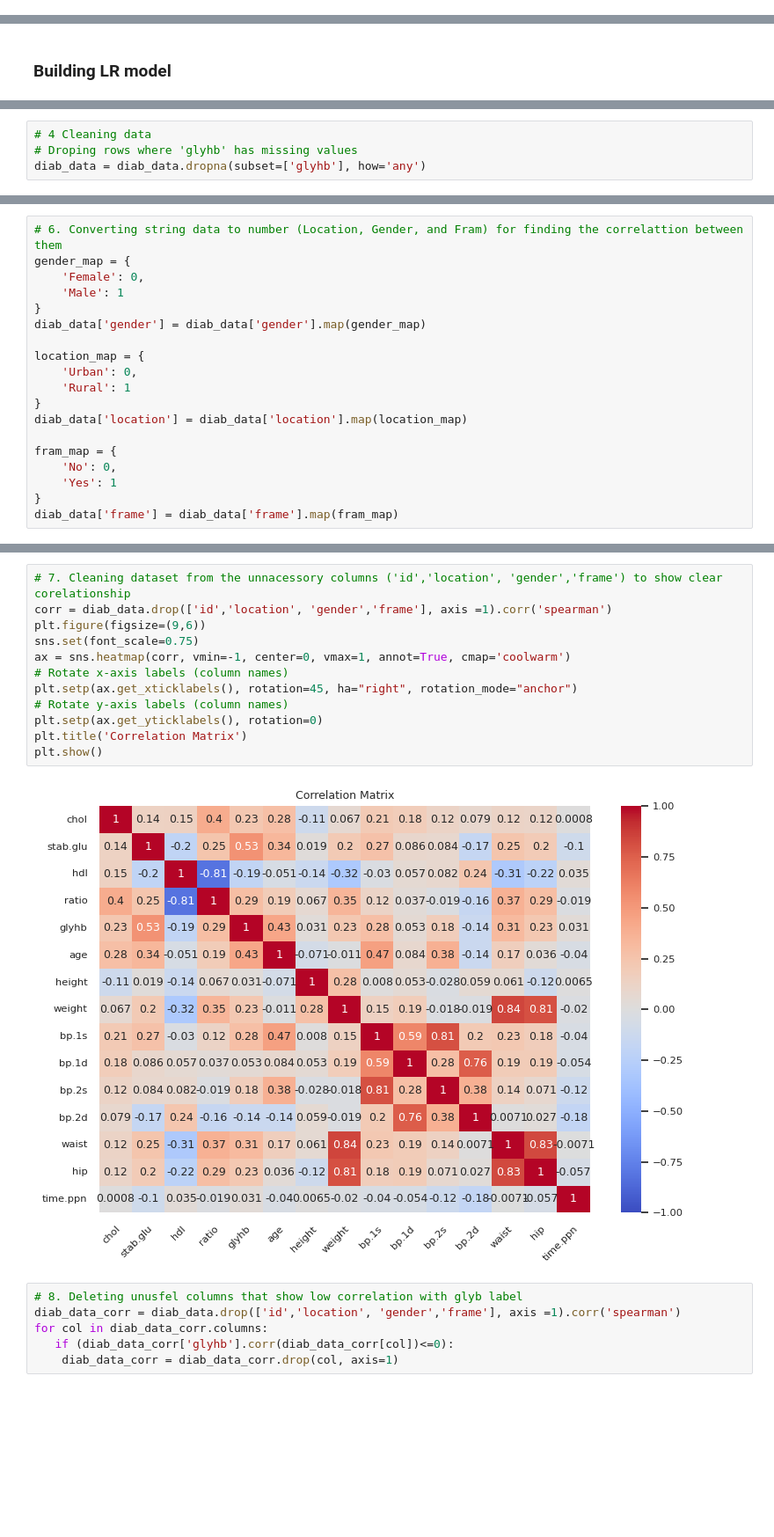
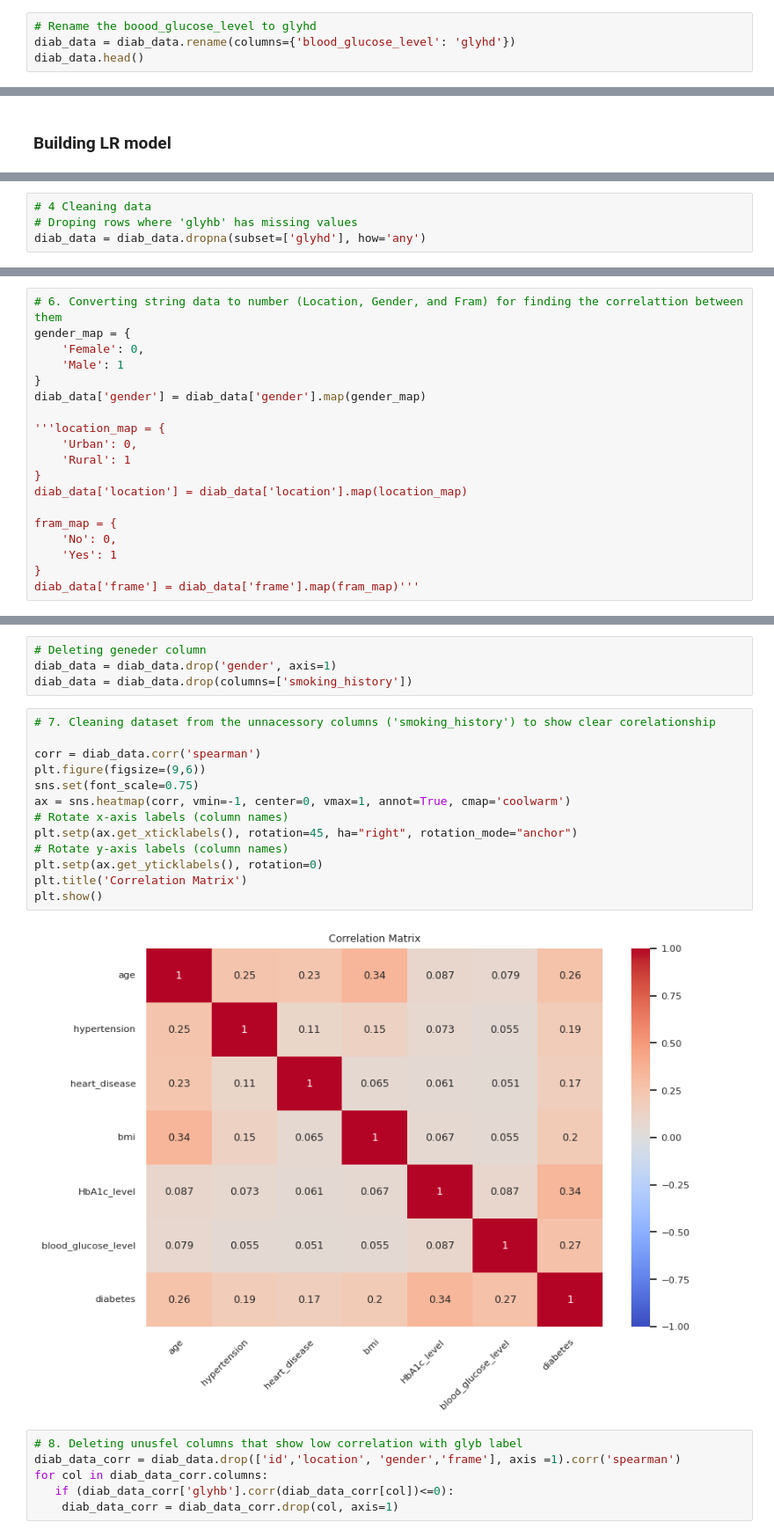
Before and after one commit to Thaer-F-Ali/Logistitc_Regression_Implimitation, a Jupyter notebook: logistic_regression_implimintaion.ipynb, the cells around one changed output, grey strips where cells are left out. Shown at 88% size. Drawn from its saved outputs; the diff is of its cells as text; blank space fills up the shorter version.

```diff
--- a/logistic_regression_implimintaion.ipynb
+++ b/logistic_regression_implimintaion.ipynb
@@ -209,0 +146,4 @@ diab_data.head()
+# %%
+# Rename the boood_glucose_level to glyhd
+diab_data = diab_data.rename(columns={'blood_glucose_level': 'glyhd'})
+diab_data.head()
@@ -294,7 +240,7 @@ dtype: int64
 # %%
 # 4 Cleaning data
 # Droping rows where 'glyhb' has missing values
-diab_data = diab_data.dropna(subset=['glyhb'], how='any')
+diab_data = diab_data.dropna(subset=['glyhd'], how='any')
 # %%
 # 5. Cheking nan in the data
 print(diab_data.info())
@@ -343,7 +282,7 @@ gender_map = {
 }
 diab_data['gender'] = diab_data['gender'].map(gender_map)
 
-location_map = {
+'''location_map = {
     'Urban': 0,
     'Rural': 1
 }
@@ -353,4 +292,4 @@ fram_map = {
     'No': 0,
     'Yes': 1
 }
-diab_data['frame'] = diab_data['frame'].map(fram_map)
+diab_data['frame'] = diab_data['frame'].map(fram_map)'''
@@ -357,17 +298,22 @@ diab_data['frame'] = diab_data['frame'].map(fram_map)
+# %%
+# Deleting geneder column
+diab_data = diab_data.drop('gender', axis=1)
+diab_data = diab_data.drop(columns=['smoking_history'])
 # %%
-# 7. Cleaning dataset from the unnacessory columns ('id','location', 'gender','frame') to show clear corelationship
-corr = diab_data.drop(['id','location', 'gender','frame'], axis =1).corr('spearman')
+# 7. Cleaning dataset from the unnacessory columns ('smoking_history') to show clear corelationship
+
+corr = diab_data.corr('spearman')
 plt.figure(figsize=(9,6))
 sns.set(font_scale=0.75)
 ax = sns.heatmap(corr, vmin=-1, center=0, vmax=1, annot=True, cmap='coolwarm')
 # Rotate x-axis labels (column names)
 plt.setp(ax.get_xticklabels(), rotation=45, ha="right", rotation_mode="anchor")
 # Rotate y-axis labels (column names)
 plt.setp(ax.get_yticklabels(), rotation=0)
 plt.title('Correlation Matrix')
 plt.show()
 # %% [output]
-[figure, old version]
+[figure, new version]
 # %%
 # 8. Deleting unusfel columns that show low correlation with glyb label
 diab_data_corr = diab_data.drop(['id','location', 'gender','frame'], axis =1).corr('spearman')
```
Also changed, not shown: parts of 27 cells of this notebook.
